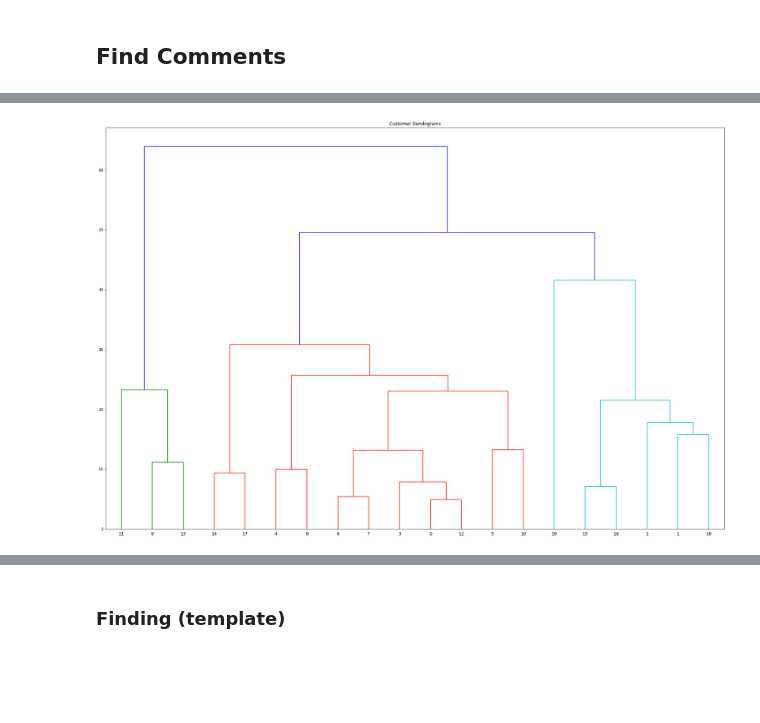
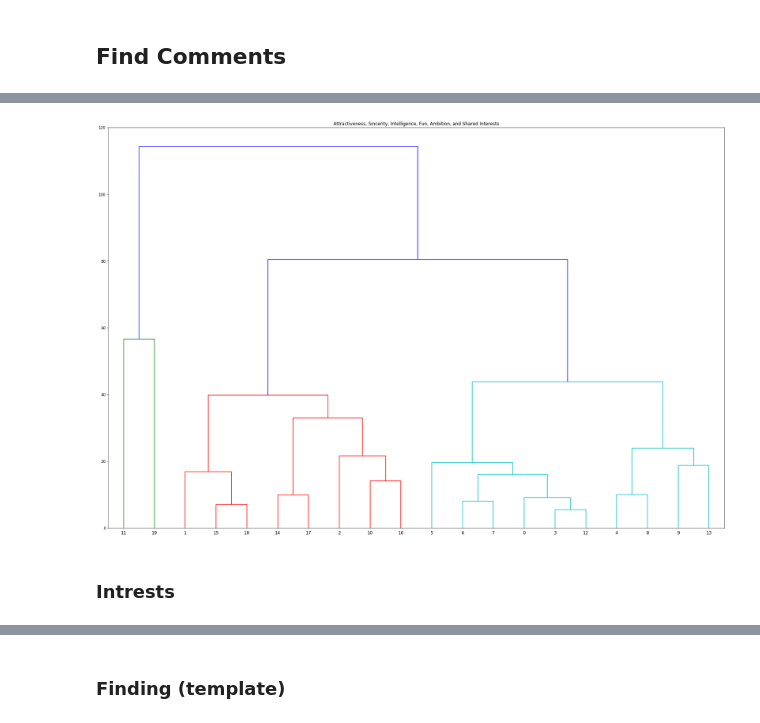
Before and after one commit to czhu505/Data620-Fireflies, a Jupyter notebook: project_2/Speed Dating Experiment.ipynb, the cells around one changed output, grey strips where cells are left out. Saved outputs shown, nothing was run; the diff lists cells and outputs as text; code cells hidden in the pictures; blank space fills up the shorter version.

```diff
--- a/project_2/Speed Dating Experiment.ipynb
+++ b/project_2/Speed Dating Experiment.ipynb
@@ -186,8 +190,5 @@ From above, we observed men in general were in two extrem charaters, very active
 # %%
-rating=dating1[['iid','attr1_1', 'sinc1_1', 'intel1_1', 'fun1_1', 'amb1_1',
-       'shar1_1',]]
+rating=dating1[['iid','attr1_1', 'sinc1_1', 'intel1_1', 'fun1_1', 'amb1_1','shar1_1']]
 rating=rating.dropna(how='any',axis=0)
 rating=rating.drop_duplicates()
-rating.set_index('iid')
-data=rating.set_index('iid')
-data = data.iloc[:, 1:].values
+rating.set_index('iid',inplace=True)
@@ -194,11 +215,12 @@ data = data.iloc[:, 1:].values
 # %%
 import scipy.cluster.hierarchy as shc
-
 plt.figure(figsize=(30, 20))
-plt.title("Customer Dendograms")
-dend = shc.dendrogram(shc.linkage(data, method='ward'))
+plt.title("Attractiveness, Sincerity, Intelligence, Fun, Ambition, and Shared Interests")
+dend = shc.dendrogram(shc.linkage(rating, method='ward'))
 # %% [output]
-[figure, old version]
+[figure, new version]
+# %% [markdown]
+### Intrests
 # %%
 intrests=dating1[['iid','sports', 'tvsports', 'exercise', 'dining', 'museums','art', 'hiking', 'gaming', 'clubbing', 'reading', 'tv', 'theater',
        'movies', 'concerts', 'music', 'shopping', 'yoga']]
```
Also changed, not shown: parts of 6 cells of this notebook.
